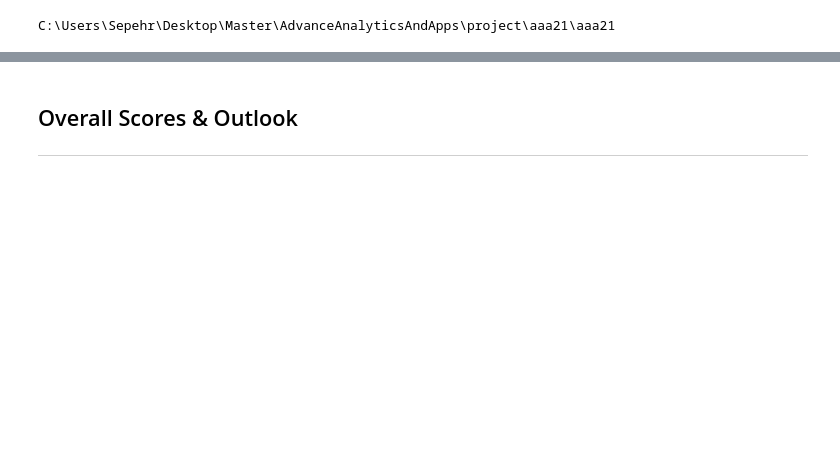
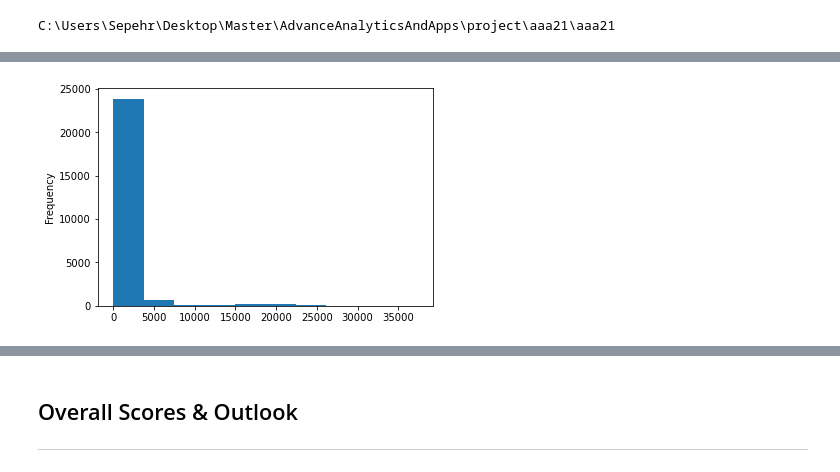
Before and after one commit to SepehrRad/aaa21, a Jupyter notebook: notebooks/prediction_nn.ipynb, the cells around one changed output, grey strips where cells are left out. Saved outputs shown, nothing was run; the diff lists cells and outputs as text; code cells hidden in the pictures; blank space fills up the shorter version.

```diff
--- a/notebooks/prediction_nn.ipynb
+++ b/notebooks/prediction_nn.ipynb
@@ -51,0 +94,5 @@ train_val_dls,test_dl = prediction_nn.split_data_sets_for_nn(daily_demand,tempor
+# %%
+daily_demand['Demand (D)'].plot.hist()
+plt.show()
+# %% [output]
+[figure, added]
```
Also changed, not shown: parts of 163 cells of this notebook, 3 other files.
